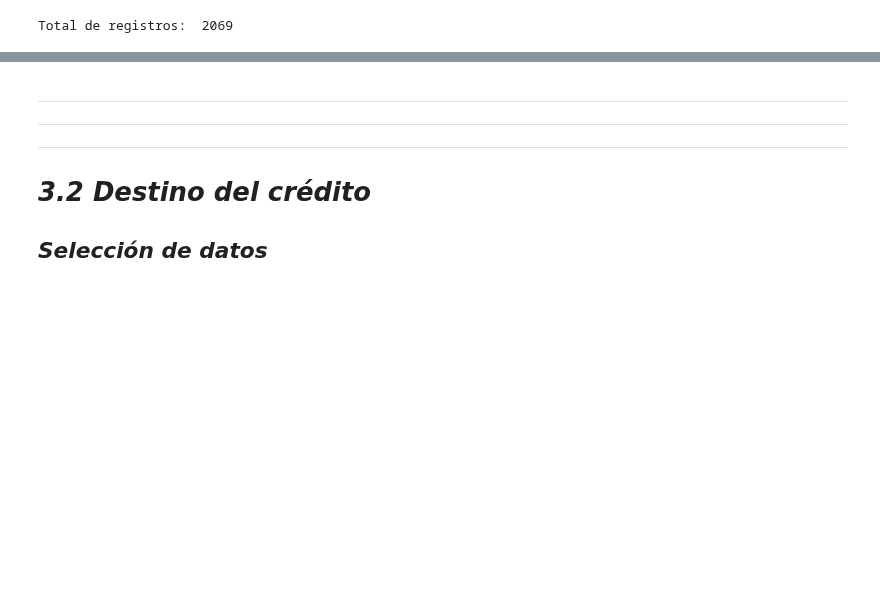
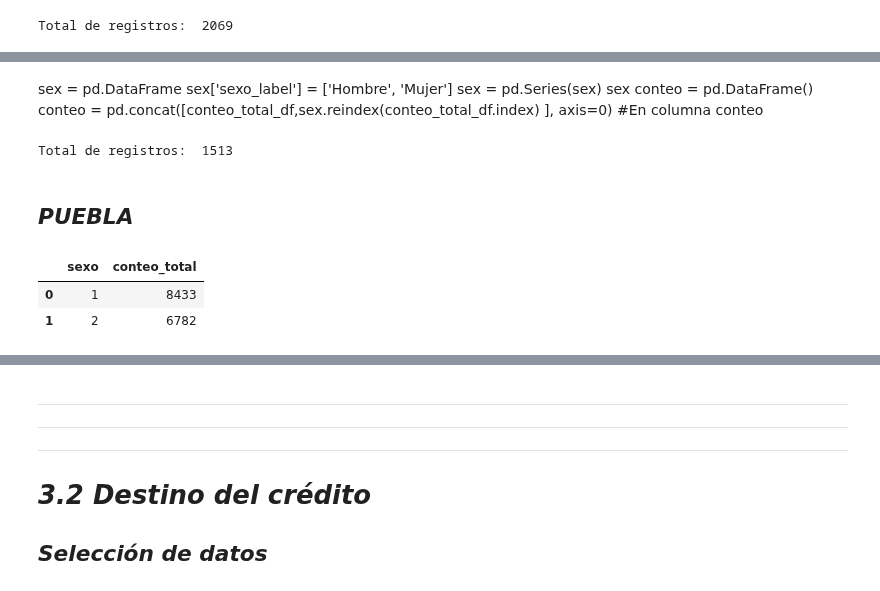
Before and after one commit to MiguelDWT4toCreativo/Datalpine, a Jupyter notebook: resources/jupyter/creditos.ipynb, the cells around one changed output, grey strips where cells are left out. Drawn from its saved outputs; the diff is of its cells as text; code cells hidden in the pictures; blank space fills up the shorter version.

Commit message:
1.8 Distribución de créditos por género.

```diff
--- a/resources/jupyter/creditos.ipynb
+++ b/resources/jupyter/creditos.ipynb
@@ -125,0 +166,78 @@ Total de registros:  2069
+# %% [markdown]
+sex = pd.DataFrame
+sex['sexo_label'] = ['Hombre', 'Mujer']
+sex = pd.Series(sex)
+sex
+conteo = pd.DataFrame()
+conteo = pd.concat([conteo_total_df,sex.reindex(conteo_total_df.index) ], axis=0) #En columna
+conteo
+# %%
+# Calcular el total de registros
+sex = conteo_total_df['sexo']
+conteo_totall = conteo_total_df['conteo_total']
+total_registros = conteo_totall.sum()
+print("Total de registros: ", total_registros)
+
+# Calcular el porcentaje que representa cada número de baños único del total
+porcentajes = (conteo_totall / total_registros) * 100
+
+# Crear el gráfico de pastel
+colores_personalizados = ['#3d45c0','#ff4853']
+fig = go.Figure(data=[go.Pie(
+    labels=sex,
+    values=porcentajes,
+    sort=False, marker=dict(colors=colores_personalizados,))])
+fig.update_layout(title="Porcentaje de créditos")
+
+
+# Exportar gráfica como archivo HTML
+def guardar_grafico_como_html(fig, nombre_archivo, carpeta='graficas'):
+    # Crear la carpeta si no existe
+    if not os.path.exists(carpeta):
+        os.makedirs(carpeta)
+
+    # Gráfica como archivo HTML en la carpeta especificada
+    pio.write_html(fig, f'{carpeta}/{nombre_archivo}.html')
+
+# Exportar
+guardar_grafico_como_html(fig, 'g_pie_creditosgenero_tulancingo', carpeta='graficas')
+
+fig.show()
+# %% [output]
+Total de registros:  1513
+# %% [markdown]
+## *PUEBLA*
+# %%
+# Crea los DataFrames para cada archivo con las columnas necesarias
+credit_df_financiamientos_2019_puebla = df_financiamientos_2019_puebla[['id','sexo']]
+credit_df_financiamientos_2020_puebla = df_financiamientos_2020_puebla[['id','sexo']]
+credit_df_financiamientos_2021_puebla = df_financiamientos_2021_puebla[['id','sexo']]
+credit_df_financiamientos_2022_puebla = df_financiamientos_2022_puebla[['id','sexo']]
+credit_df_financiamientos_2023_puebla = df_financiamientos_2023_puebla[['id','sexo']]
+# %%
+# Lista de DataFrames y sus nombres correspondientes
+dataframes_list = [
+    credit_df_financiamientos_2019_puebla,
+    credit_df_financiamientos_2020_puebla,
+    credit_df_financiamientos_2021_puebla,
+    credit_df_financiamientos_2022_puebla,
+    credit_df_financiamientos_2023_puebla
+]
+conteo_total = {}
+# Iterar sobre la lista de DataFrames
+for df in dataframes_list:
+    # Calcular el conteo de valores únicos de 'sexo' en el DataFrame actual
+    conteo_actual = df['sexo'].value_counts().to_dict()
+    # Agregar el conteo actual al conteo total
+    for sexo, conteo in conteo_actual.items():
+        conteo_total[sexo] = conteo_total.get(sexo, 0) + conteo
+
+# Convertir el diccionario a un DataFrame
+conteo_total_df = pd.DataFrame(list(conteo_total.items()), columns=['sexo', 'conteo_total'])
+conteo_total_df = conteo_total_df[conteo_total_df['sexo'] != 0]
+
+conteo_total_df
+# %% [output]
+|  | sexo | conteo_total |
+| 0 | 1 | 8433 |
+| 1 | 2 | 6782 |
```
Also changed, not shown: parts of 18 cells of this notebook, 4 other files.
